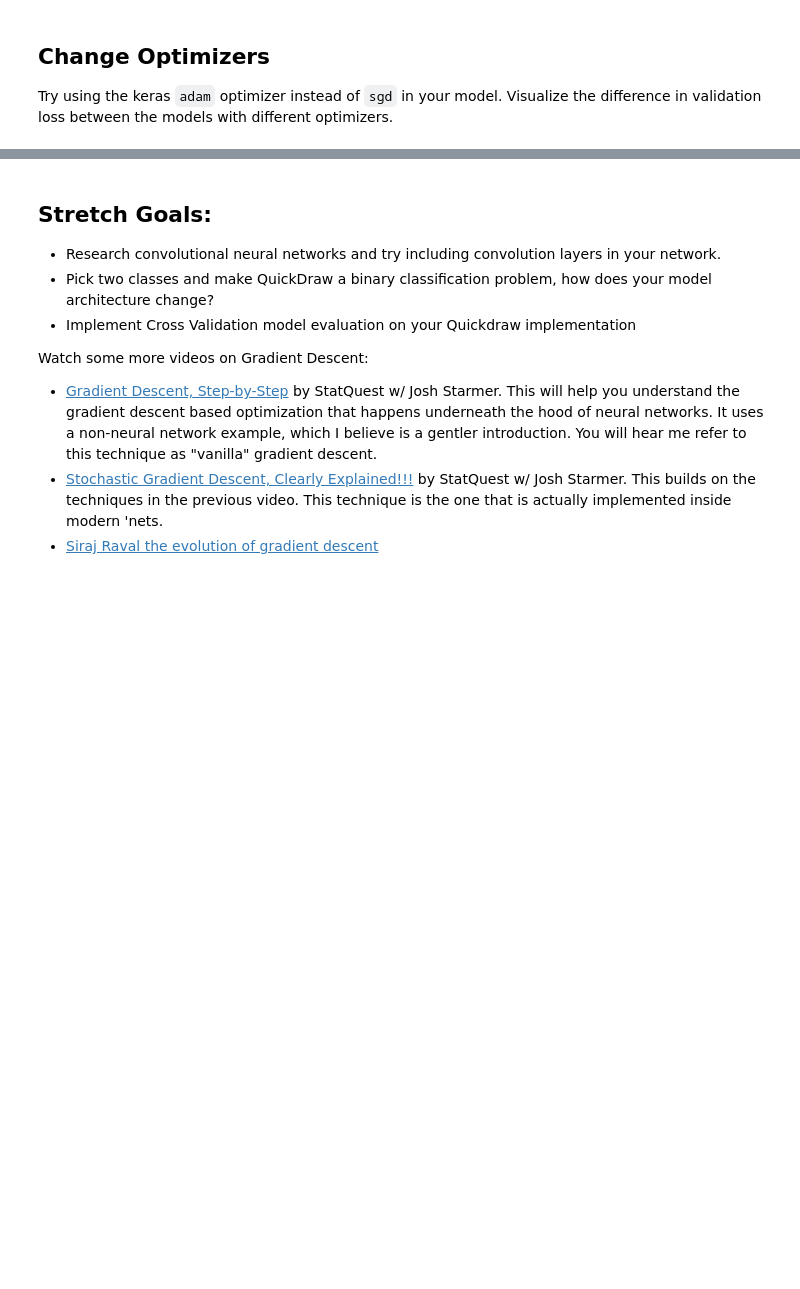
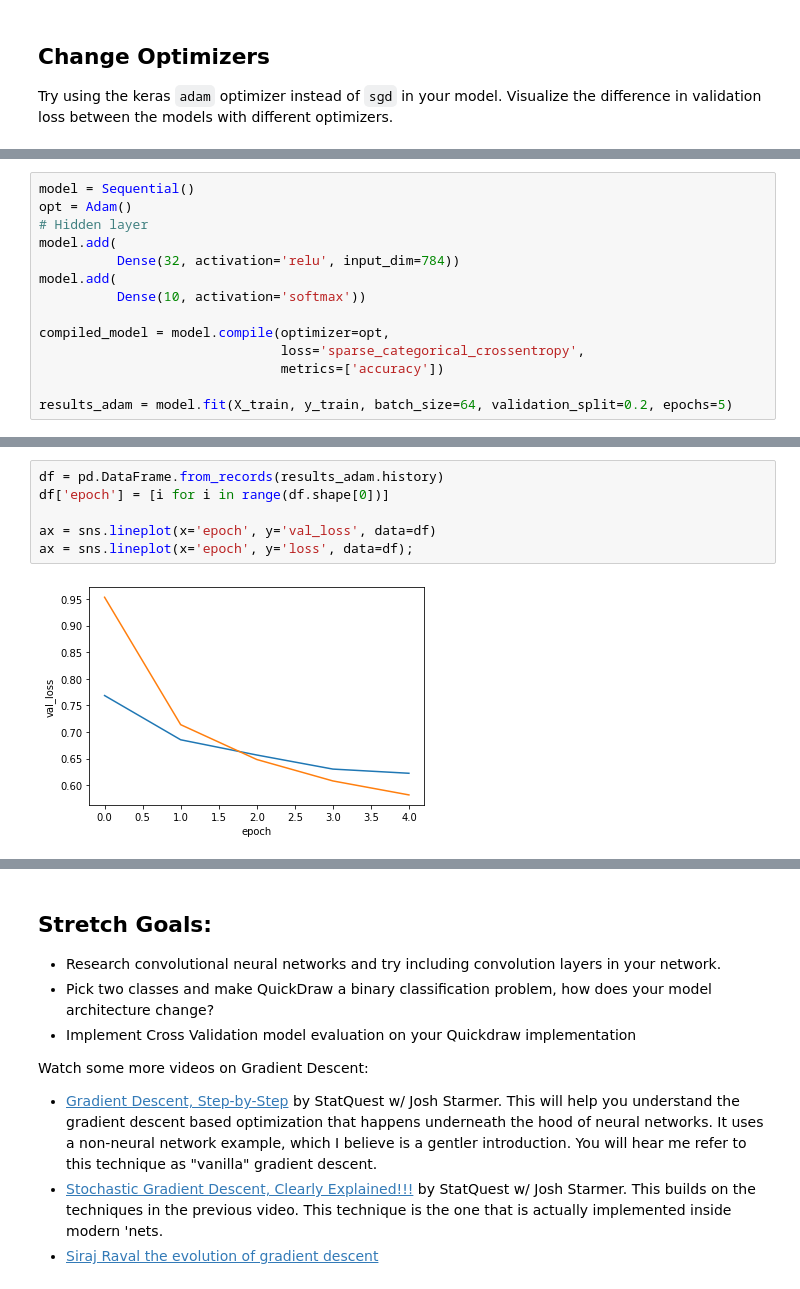
Before and after one commit to Daniel-Fernandez-951/DS-Unit-4-Sprint-2-Neural-Networks, a Jupyter notebook: module1-Architect/LS_DS_421_Architect_Assignment.ipynb, the cells around one changed output, grey strips where cells are left out. Saved outputs shown, nothing was run; the diff lists cells and outputs as text; blank space fills up the shorter version.

```diff
--- a/module1-Architect/LS_DS_421_Architect_Assignment.ipynb
+++ b/module1-Architect/LS_DS_421_Architect_Assignment.ipynb
@@ -94,0 +192,14 @@ adam = Adam()
+# %%
+model = Sequential()
+opt = Adam()
+# Hidden layer
+model.add(
+          Dense(32, activation='relu', input_dim=784))
+model.add(
+          Dense(10, activation='softmax'))
+
+compiled_model = model.compile(optimizer=opt,
+                               loss='sparse_categorical_crossentropy',
+                               metrics=['accuracy'])
+
+results_adam = model.fit(X_train, y_train, batch_size=64, validation_split=0.2, epochs=5)
@@ -94,0 +217,8 @@ adam = Adam()
+# %%
+df = pd.DataFrame.from_records(results_adam.history)
+df['epoch'] = [i for i in range(df.shape[0])]
+
+ax = sns.lineplot(x='epoch', y='val_loss', data=df)
+ax = sns.lineplot(x='epoch', y='loss', data=df);
+# %% [output]
+[figure, added]
```
Also changed, not shown: parts of 13 cells of this notebook.
